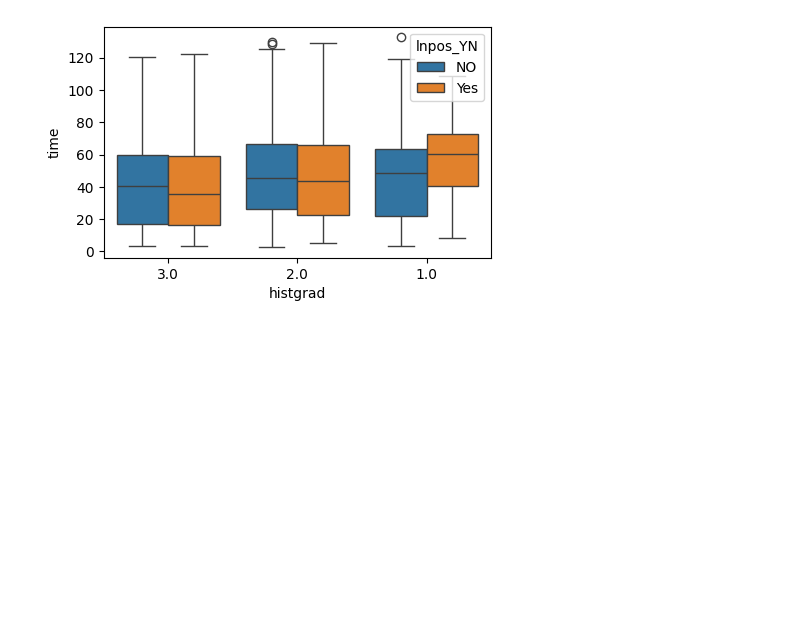
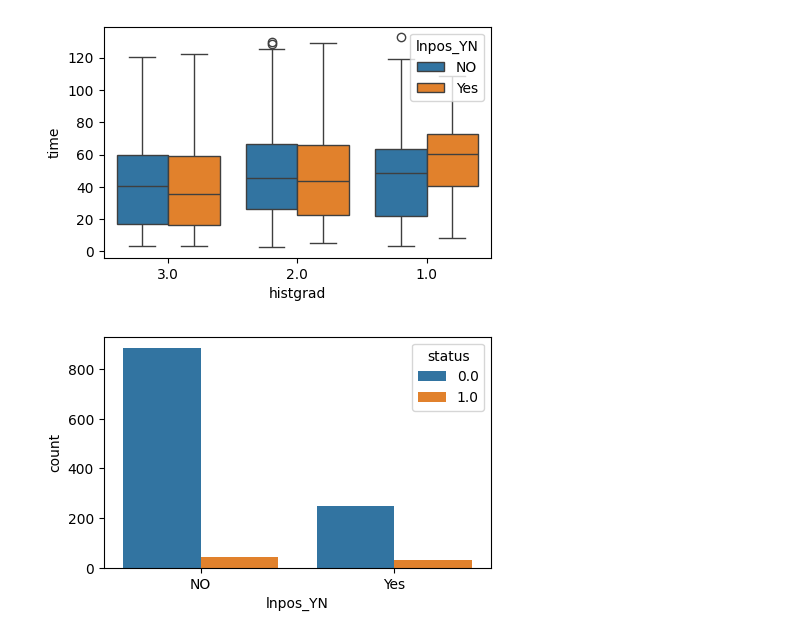
Before and after one commit to aryanssd/-sixteenth-exercices-for-loop, a Jupyter notebook: descriptive-statics.ipynb, the cells around one changed output. Drawn from its saved outputs; the diff is of its cells as text; code cells hidden in the pictures; blank space fills up the shorter version.

Commit message:
Kaggle Notebook | Descriptive Statics | countplot

```diff
--- a/descriptive-statics.ipynb
+++ b/descriptive-statics.ipynb
@@ -381,3 +381,11 @@ sns.boxplot(df, x="histgrad", y="time", hue="lnpos_YN", ax=ax)
 plt.show()
 # %% [output]
 [figure]
+# %%
+fig, ax = plt.subplots(figsize=(5, 3))
+
+sns.countplot(df, x="lnpos_YN", hue="status", ax=ax)
+
+plt.show()
+# %% [output]
+[figure, added]
```
